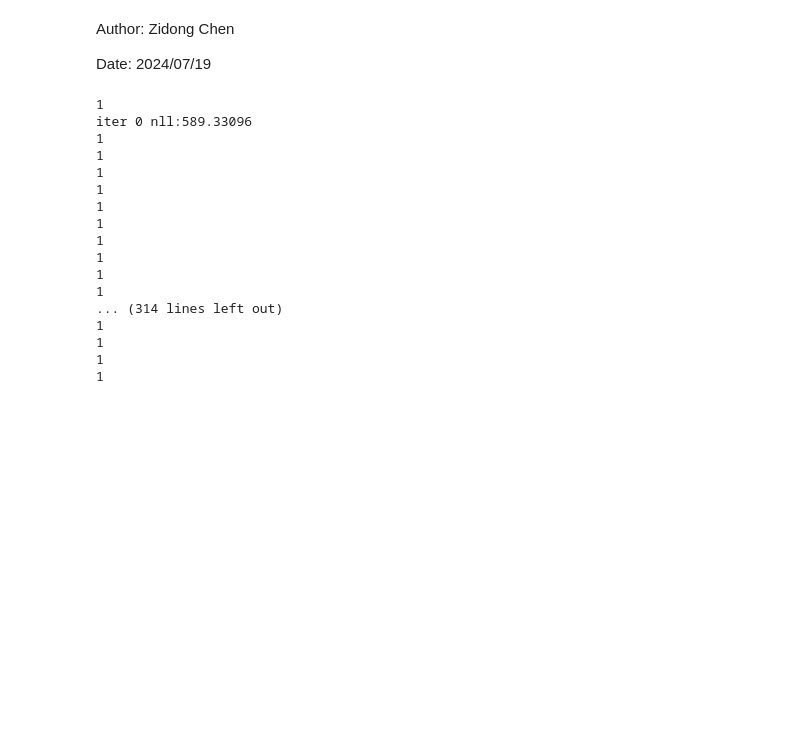
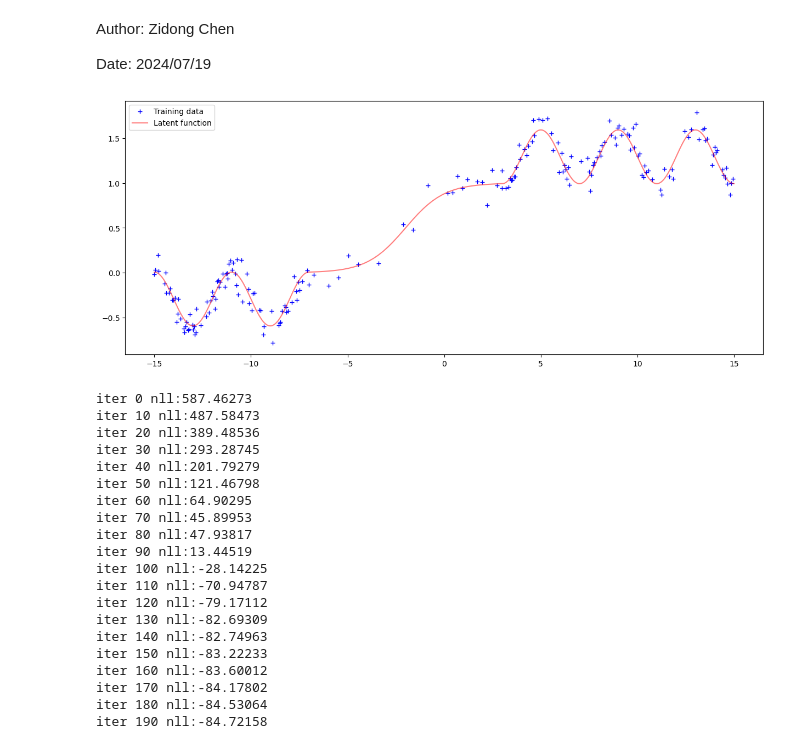
Before and after one commit to IceLab-X/MiniGP, a Jupyter notebook: GPmodels_Classic/04_neuralKernelGP.ipynb, the cells around one changed output. Cells and saved outputs as stored; diff of their text form; code cells hidden in the pictures; blank space fills up the shorter version.

Commit message:
update: using more complex example data

```diff
--- a/GPmodels_Classic/04_neuralKernelGP.ipynb
+++ b/GPmodels_Classic/04_neuralKernelGP.ipynb
@@ -53,23 +46,34 @@ yte=torch.sin(xte)
+# %%
+# generate example data
+xtr,ytr,xte,yte,x_combined, y_combined=data.generate_complex_data(400,seed=1)
+
+data.plot(xtr,ytr,x_combined, y_combined)
+# %% [output]
+[figure, added]
 # %%
 x_dim= xtr.size(1)
-NKGP=cigp(xtr, ytr,NeuralKernel(x_dim))
-NKGP.train_adam(300,0.1)
+
+NKGP=cigp(xtr, ytr,NeuralKernel)
+NKGP.train_adam(200,0.1)
 # %% [output]
-1
-iter 0 nll:589.33096
-1
-1
-1
-1
-1
-1
-1
-1
-1
-1
-... (314 lines left out)
-1
-1
-1
-1
+iter 0 nll:587.46273
+iter 10 nll:487.58473
+iter 20 nll:389.48536
+iter 30 nll:293.28745
+iter 40 nll:201.79279
+iter 50 nll:121.46798
+iter 60 nll:64.90295
+iter 70 nll:45.89953
+iter 80 nll:47.93817
+iter 90 nll:13.44519
+iter 100 nll:-28.14225
+iter 110 nll:-70.94787
+iter 120 nll:-79.17112
+iter 130 nll:-82.69309
+iter 140 nll:-82.74963
+iter 150 nll:-83.22233
+iter 160 nll:-83.60012
+iter 170 nll:-84.17802
+iter 180 nll:-84.53064
+iter 190 nll:-84.72158
 # %%
```
Also changed, not shown: parts of 5 cells of this notebook.
